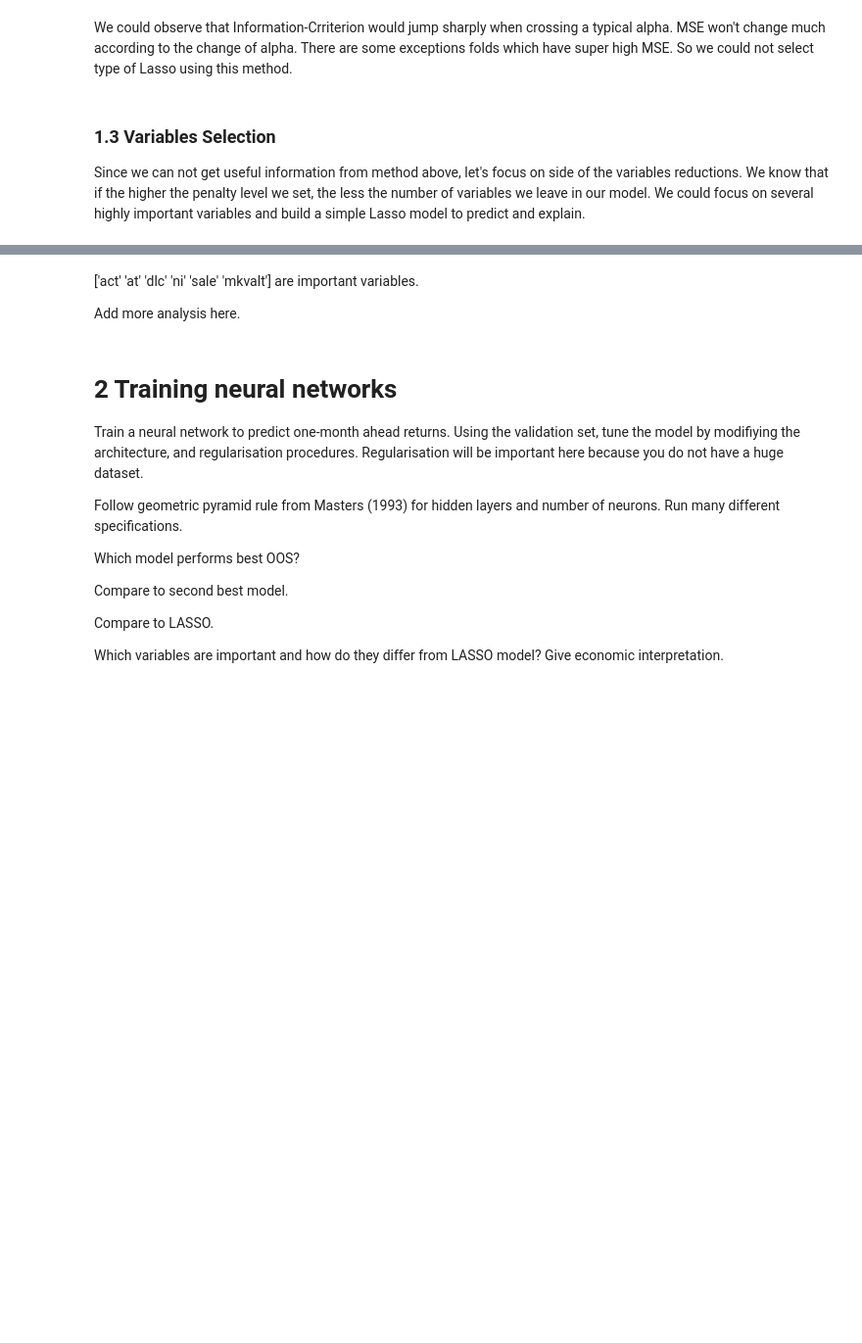
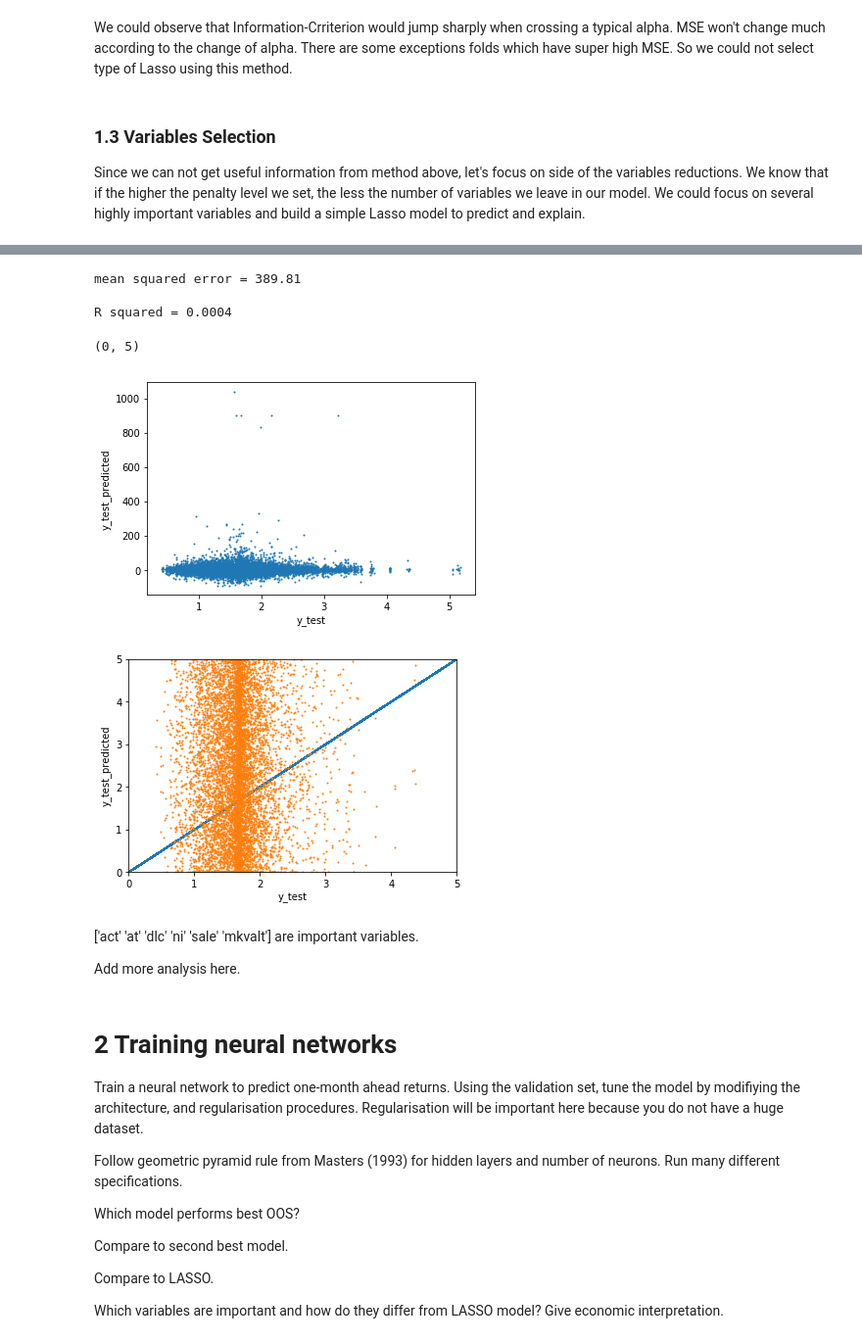
Before and after one commit to TimZhiX/Big-Data-in-Finance-II, a Jupyter notebook: Assignment2/BigData2_Assignment2_Group7.ipynb, the cells around one changed output, grey strips where cells are left out. Shown at 98% size. Saved outputs shown, nothing was run; the diff lists cells and outputs as text; code cells hidden in the pictures; blank space fills up the shorter version.

```diff
--- a/Assignment2/BigData2_Assignment2_Group7.ipynb
+++ b/Assignment2/BigData2_Assignment2_Group7.ipynb
@@ -494,3 +517,37 @@ intercept : -3.413
+# %%
+alpha = 0.0004 # the best alpha we pick
+indices = get_coef(x, y, alpha)
+x_new = x[:, indices]
+model = LinearRegression(normalize=True)
+model.fit(x_new, y)
+
+# data ready for test
+x, y = X_test, y_test.reshape(-1)
+x_new = x[:, indices]
+
+predicted_y = model.predict(x_new)
+model_worth(y, predicted_y)
+
+plt.figure()
+plt.plot(predicted_y, y, 'o',markersize = 1)
+plt.xlabel("y_test")
+plt.ylabel("y_test_predicted")
+
+
+plt.figure()
+plt.plot(y,y)
+plt.plot(predicted_y, y, 'o',markersize = 1)
+plt.xlabel("y_test")
+plt.ylabel("y_test_predicted")
+plt.xlim(0, 5)
+plt.ylim(0, 5)
+# %% [output]
+mean squared error = 389.81
+
+R squared = 0.0004
+(0, 5)
+[figure, added]
+[figure, added]
 # %% [markdown]
 ['act' 'at' 'dlc' 'ni' 'sale' 'mkvalt'] are important variables.
 
```
Also changed, not shown: parts of 5 cells of this notebook.
